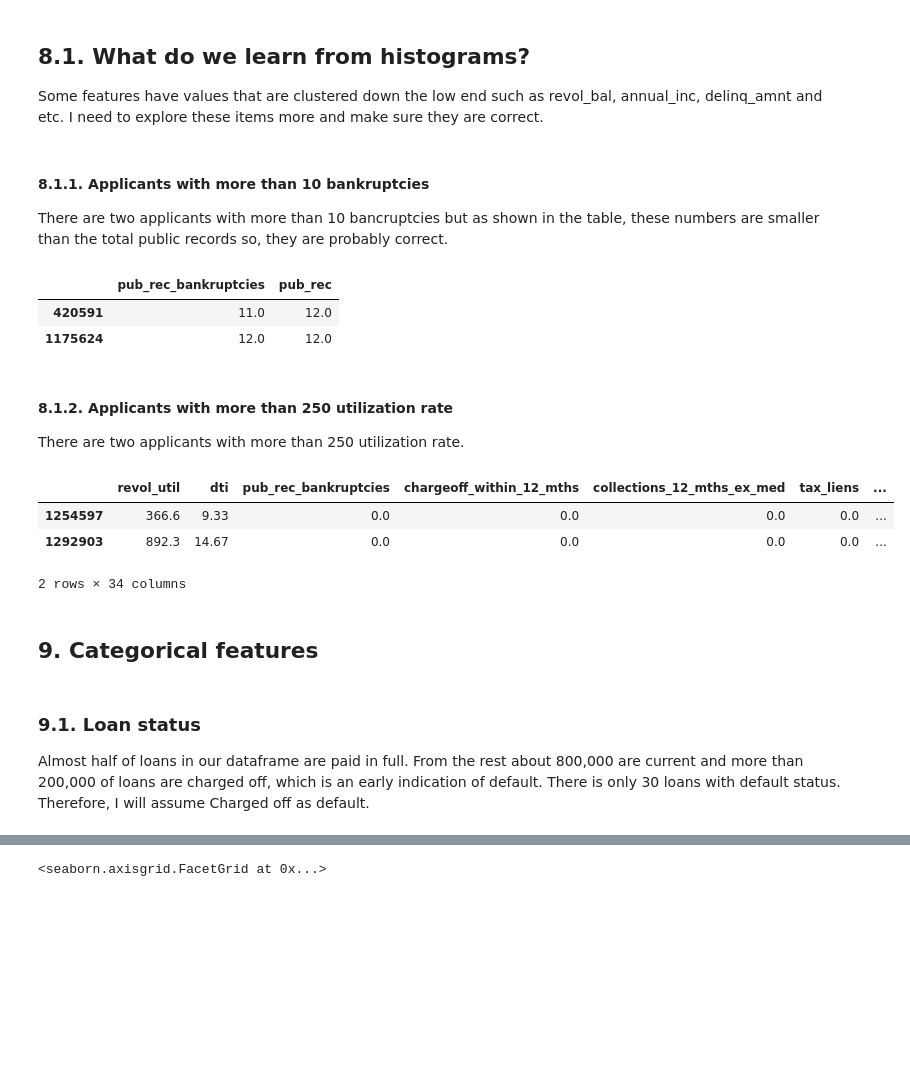
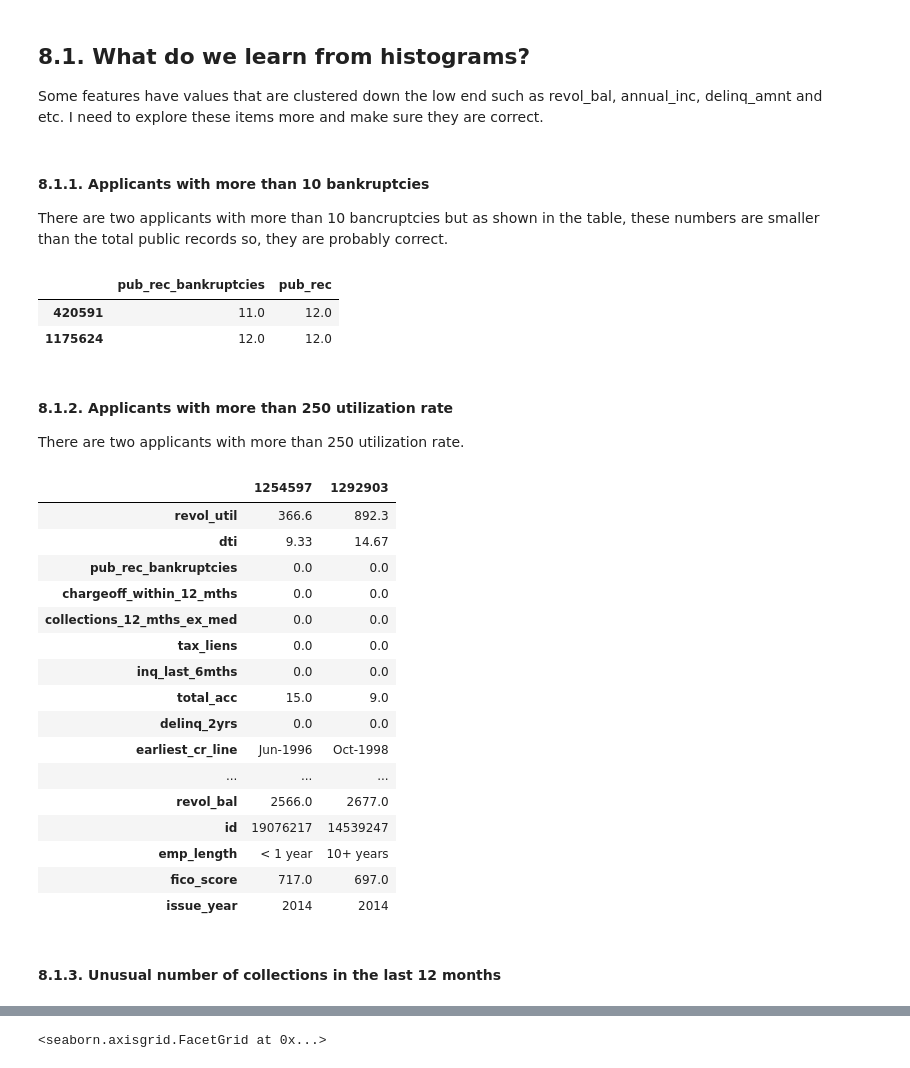
Before and after one commit to somayehY/SomayeYoussefi, a Jupyter notebook: LendingClub/LendingClub_DataWrangling.ipynb, the cells around one changed output, grey strips where cells are left out. Drawn from its saved outputs; the diff is of its cells as text; code cells hidden in the pictures; blank space fills up the shorter version.

```diff
--- a/LendingClub/LendingClub_DataWrangling.ipynb
+++ b/LendingClub/LendingClub_DataWrangling.ipynb
@@ -291,22 +300,35 @@ plt.subplots_adjust(hspace=0.75, wspace=.75);
 # %% [markdown]
 ## 8.1. What do we learn from histograms? <a class="anchor" id="HistL"></a>
 Some features have values that are clustered down the low end such as revol_bal, annual_inc, delinq_amnt and etc. I need to explore these items more and make sure they are correct.
-# %% [markdown]
-#### 8.1.1. Applicants with more than 10 bankruptcies <a class="anchor" id="BankR"></a>
-There are two applicants with more than 10 bancruptcies but as shown in the table, these numbers are smaller than the total public records so, they are probably correct.
+# %% [markdown]
+#### 8.1.1. Applicants with more than 10 bankruptcies <a class="anchor" id="BankR"></a>
+There are two applicants with more than 10 bancruptcies but as shown in the table, these numbers are smaller than the total public records so, they are probably correct.
 # %%
 df.loc[df['pub_rec_bankruptcies'] > 10, ['pub_rec_bankruptcies','pub_rec']]
 # %% [output]
 |  | pub_rec_bankruptcies | pub_rec |
 | 420591 | 11.0 | 12.0 |
 | 1175624 | 12.0 | 12.0 |
-# %% [markdown]
-#### 8.1.2. Applicants with more than 250 utilization rate <a class="anchor" id="Util"></a>
-There are two applicants with more than 250 utilization rate.
+# %% [markdown]
+#### 8.1.2. Applicants with more than 250 utilization rate <a class="anchor" id="Util"></a>
+There are two applicants with more than 250 utilization rate.
 # %%
-df.loc[df['revol_util']>250]
+df.loc[df['revol_util']>250].T
 # %% [output]
-|  | revol_util | dti | pub_rec_bankruptcies | chargeoff_within_12_mths | collections_12_mths_ex_med | tax_liens | ... |
-| 1254597 | 366.6 | 9.33 | 0.0 | 0.0 | 0.0 | 0.0 | ... |
-| 1292903 | 892.3 | 14.67 | 0.0 | 0.0 | 0.0 | 0.0 | ... |
+|  | 1254597 | 1292903 |
+| revol_util | 366.6 | 892.3 |
+| dti | 9.33 | 14.67 |
+| pub_rec_bankruptcies | 0.0 | 0.0 |
+| chargeoff_within_12_mths | 0.0 | 0.0 |
+| collections_12_mths_ex_med | 0.0 | 0.0 |
+| tax_liens | 0.0 | 0.0 |
+| inq_last_6mths | 0.0 | 0.0 |
+| total_acc | 15.0 | 9.0 |
+| delinq_2yrs | 0.0 | 0.0 |
+| earliest_cr_line | Jun-1996 | Oct-1998 |
+| ... | ... | ... |
+| revol_bal | 2566.0 | 2677.0 |
+| id | 19076217 | 14539247 |
+| emp_length | < 1 year | 10+ years |
+| fico_score | 717.0 | 697.0 |
+| issue_year | 2014 | 2014 |
-2 rows × 34 columns
@@ -316,5 +335,2 @@ objectlist = ['home_ownership', 'initial_list_status', 'addr_state', 'disburseme
-# %% [markdown]
-## 9. Categorical features <a class="anchor" id="Cat"></a>
-# %% [markdown]
-### 9.1. Loan status <a class="anchor" id="LoanStatus"></a>
-Almost half of loans in our dataframe are paid in full. From the rest about 800,000 are current and more than 200,000 of loans are charged off, which is an early indication of default. There is only 30 loans with default status. Therefore, I will assume Charged off as default.
+# %% [markdown]
+#### 8.1.3. Unusual number of collections in the last 12 months <a class='anchor' id='collection'></a>
```
Also changed, not shown: parts of 35 cells of this notebook.
